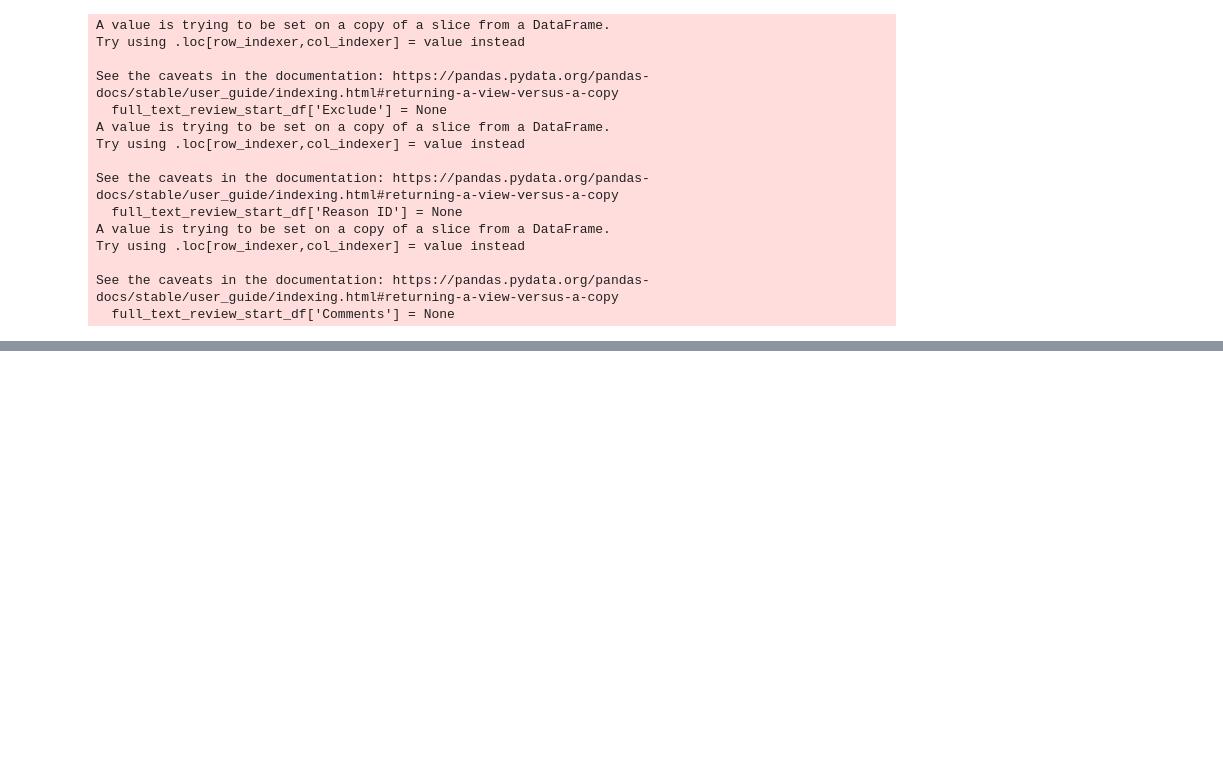
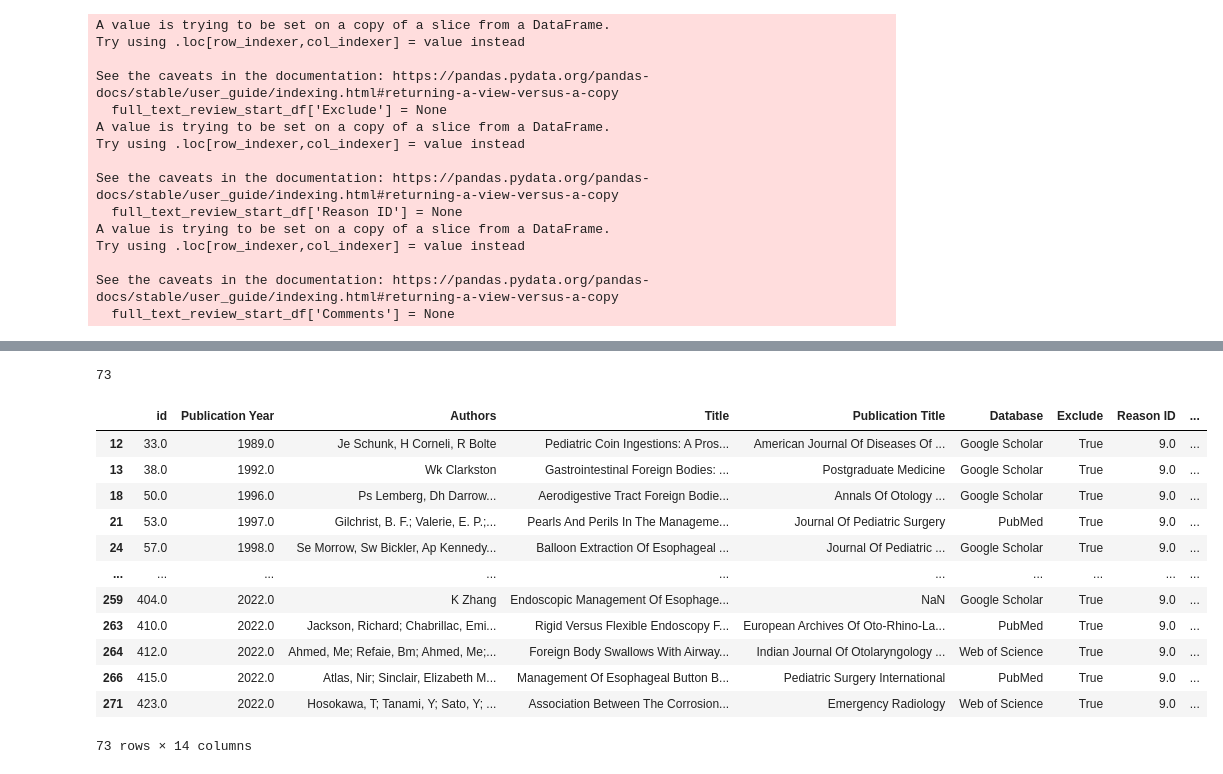
Before and after one commit to jackgedge/iifo_systematic_review, a Jupyter notebook: msc_code/notebooks/05-full_text_screen.ipynb, the cells around one changed output, grey strips where cells are left out. Drawn from its saved outputs; the diff is of its cells as text; code cells hidden in the pictures; blank space fills up the shorter version.

```diff
--- a/msc_code/notebooks/05-full_text_screen.ipynb
+++ b/msc_code/notebooks/05-full_text_screen.ipynb
@@ -144,0 +183,20 @@ plt.show()
+# %%
+jge_intention_reported_false = jge_screened_df[jge_screened_df['Intention Reported'] == False]
+jge_no_reported_intention_count = len(jge_intention_reported_false)
+print(jge_no_reported_intention_count)
+jge_intention_reported_false
+# %% [output]
+73
+|  | id | Publication Year | Authors | Title | Publication Title | Database | Exclude | Reason ID | ... |
+| 12 | 33.0 | 1989.0 | Je Schunk, H Corneli, R Bolte | Pediatric Coin Ingestions: A Pros... | American Journal Of Diseases Of ... | Google Scholar | True | 9.0 | ... |
+| 13 | 38.0 | 1992.0 | Wk Clarkston | Gastrointestinal Foreign Bodies: ... | Postgraduate Medicine | Google Scholar | True | 9.0 | ... |
+| 18 | 50.0 | 1996.0 | Ps Lemberg, Dh Darrow... | Aerodigestive Tract Foreign Bodie... | Annals Of Otology ... | Google Scholar | True | 9.0 | ... |
+| 21 | 53.0 | 1997.0 | Gilchrist, B. F.; Valerie, E. P.;... | Pearls And Perils In The Manageme... | Journal Of Pediatric Surgery | PubMed | True | 9.0 | ... |
+| 24 | 57.0 | 1998.0 | Se Morrow, Sw Bickler, Ap Kennedy... | Balloon Extraction Of Esophageal ... | Journal Of Pediatric ... | Google Scholar | True | 9.0 | ... |
+| ... | ... | ... | ... | ... | ... | ... | ... | ... | ... |
+| 259 | 404.0 | 2022.0 | K Zhang | Endoscopic Management Of Esophage... | NaN | Google Scholar | True | 9.0 | ... |
+| 263 | 410.0 | 2022.0 | Jackson, Richard; Chabrillac, Emi... | Rigid Versus Flexible Endoscopy F... | European Archives Of Oto-Rhino-La... | PubMed | True | 9.0 | ... |
+| 264 | 412.0 | 2022.0 | Ahmed, Me; Refaie, Bm; Ahmed, Me;... | Foreign Body Swallows With Airway... | Indian Journal Of Otolaryngology ... | Web of Science | True | 9.0 | ... |
+| 266 | 415.0 | 2022.0 | Atlas, Nir; Sinclair, Elizabeth M... | Management Of Esophageal Button B... | Pediatric Surgery International | PubMed | True | 9.0 | ... |
+| 271 | 423.0 | 2022.0 | Hosokawa, T; Tanami, Y; Sato, Y; ... | Association Between The Corrosion... | Emergency Radiology | Web of Science | True | 9.0 | ... |
+73 rows × 14 columns
```
Also changed, not shown: parts of 5 cells of this notebook, 1 other file.
